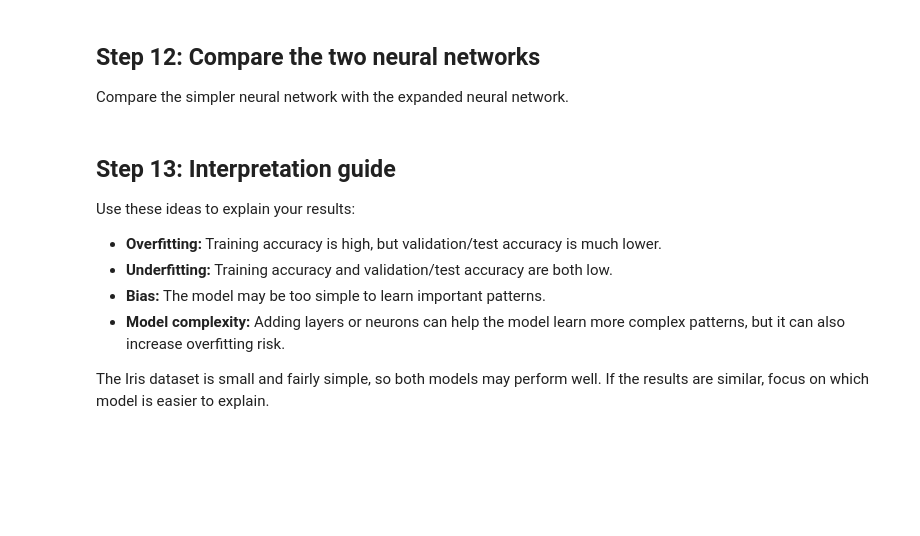
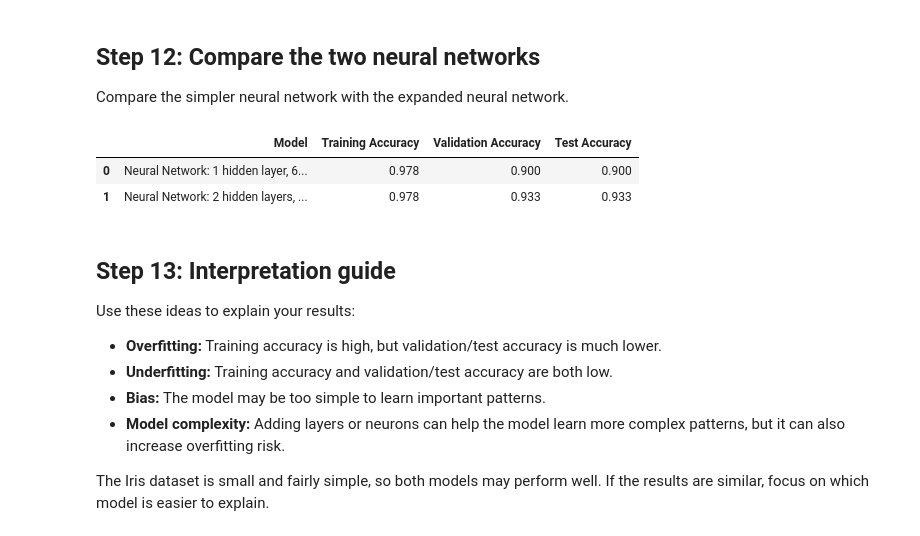
Before and after one commit to UConnARIAL/NRE5615_EnviroAI_Code_and_Data, a Jupyter notebook: code/NRE5615_Wk3_Demo_B_NN_intro.ipynb, the cells around one changed output. Saved outputs shown, nothing was run; the diff lists cells and outputs as text; code cells hidden in the pictures; blank space fills up the shorter version.

```diff
--- a/code/NRE5615_Wk3_Demo_B_NN_intro.ipynb
+++ b/code/NRE5615_Wk3_Demo_B_NN_intro.ipynb
@@ -242,9 +385,18 @@ result_nn_2 = evaluate_model(nn_2_layers, "Neural Network: 2 hidden layers, 6 ne
 
 Compare the simpler neural network with the expanded neural network.
 # %%
+# Create a comparison table from the two neural network results
 comparison_2 = pd.DataFrame([result_nn_1, result_nn_2])
-comparison_2[["Training Accuracy", "Validation Accuracy", "Test Accuracy"]] = comparison_2[["Training Accuracy", "Validation Accuracy", "Test Accuracy"]].round(3)
+
+# Round the accuracy values to 3 decimal places
+comparison_2 = comparison_2.round(3)
+
+# Show the table
 comparison_2
+# %% [output]
+|  | Model | Training Accuracy | Validation Accuracy | Test Accuracy |
+| 0 | Neural Network: 1 hidden layer, 6... | 0.978 | 0.900 | 0.900 |
+| 1 | Neural Network: 2 hidden layers, ... | 0.978 | 0.933 | 0.933 |
 # %% [markdown]
 ## Step 13: Interpretation guide
 
```
Also changed, not shown: parts of 18 cells of this notebook.
